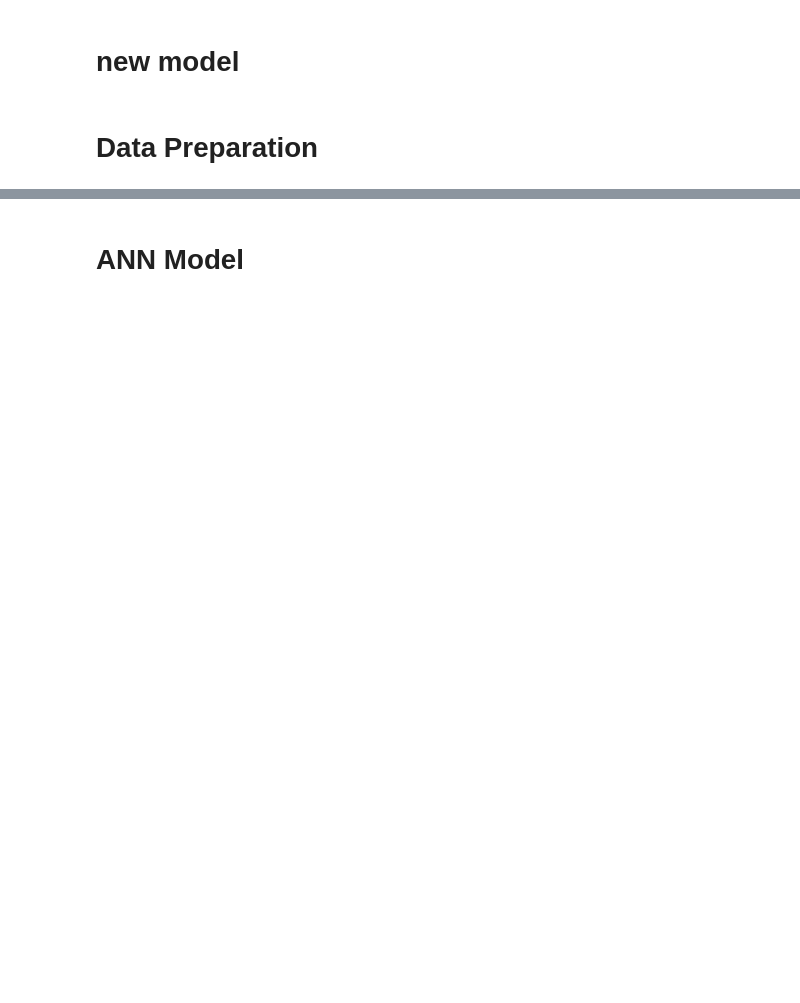
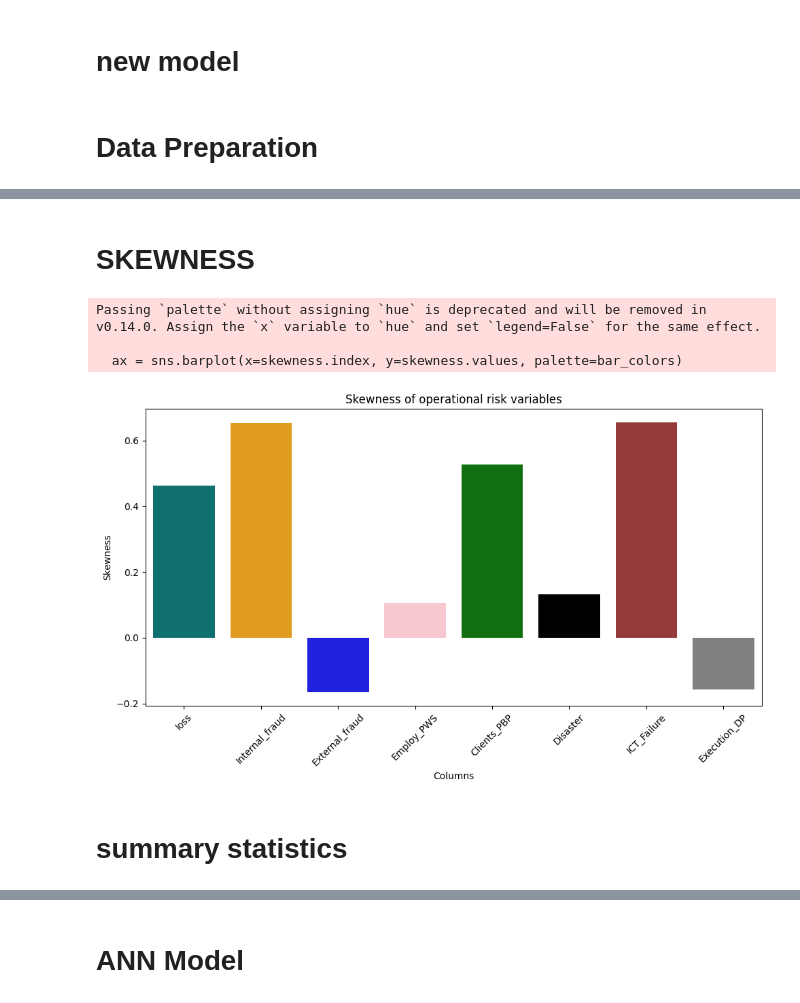
Before and after one commit to rygo1232/ryan1, a Jupyter notebook: DP_MODEL.ipynb, the cells around one changed output, grey strips where cells are left out. Drawn from its saved outputs; the diff is of its cells as text; code cells hidden in the pictures; blank space fills up the shorter version.

```diff
--- a/DP_MODEL.ipynb
+++ b/DP_MODEL.ipynb
@@ -79,0 +133,44 @@ X_test shape: (9, 8), y_test shape: (9, 1)
+# %% [markdown]
+# **SKEWNESS**
+# %%
+import matplotlib.pyplot as plt
+import seaborn as sns
+
+# Define the colors based on the previous description
+colors = {
+    'Execution_DP': 'gray',
+    'ICT_Failure': 'brown',
+    'External_fraud': 'blue',
+    'Employ_PWS': 'pink',
+    'Clients_PBP': 'green',
+    'Disaster': 'black',
+    'Internal_fraud': 'orange',
+    'loss': 'teal'
+}
+
+# Calculate skewness only for numerical columns
+numerical_cols = opr_data.select_dtypes(include=np.number).columns  # Select only numerical columns
+skewness = opr_data[numerical_cols].skew()
+
+# Get colors for the skewness columns, default to a general color if not specified
+bar_colors = [colors.get(col, 'grey') for col in skewness.index]
+
+# Create the barplot
+plt.figure(figsize=(10,6))
+ax = sns.barplot(x=skewness.index, y=skewness.values, palette=bar_colors)
+
+# Add labels and title
+plt.xlabel('Columns')
+plt.ylabel('Skewness')
+plt.title('Skewness of operational risk variables')
+plt.xticks(rotation=45)
+plt.tight_layout()
+
+plt.show()
+# %% [output]
+Passing `palette` without assigning `hue` is deprecated and will be removed in v0.14.0. Assign the `x` variable to `hue` and set `legend=False` for the same effect.
+
+  ax = sns.barplot(x=skewness.index, y=skewness.values, palette=bar_colors)
+[figure, added]
+# %% [markdown]
+# **summary statistics**
```
Also changed, not shown: parts of 24 cells of this notebook.
